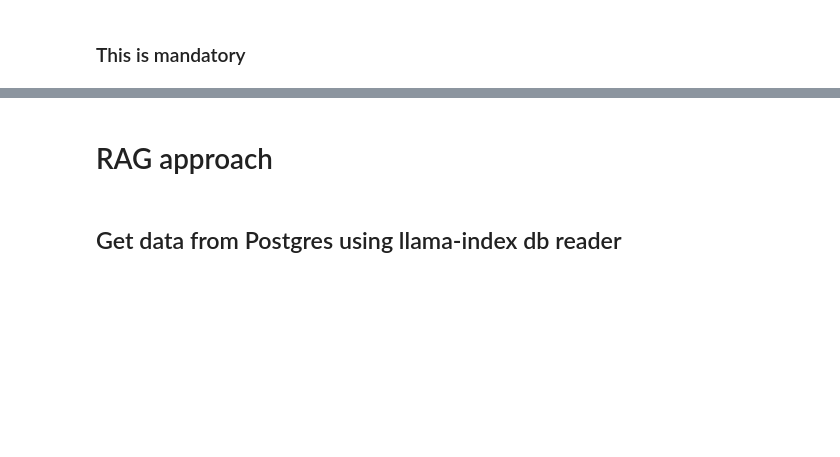
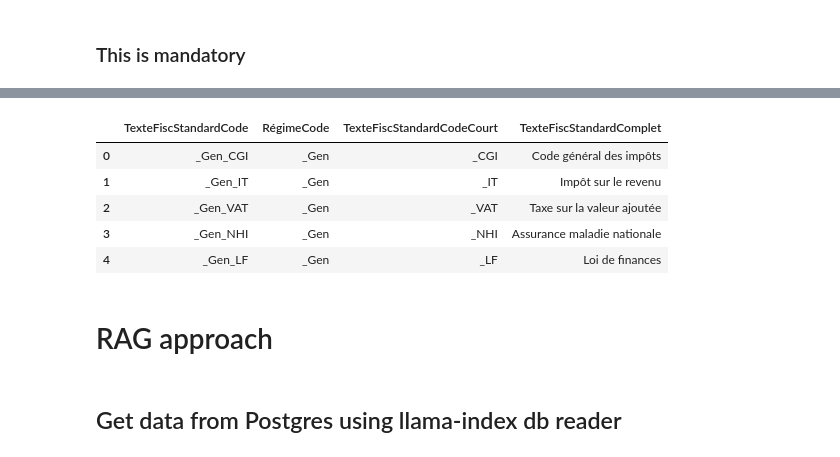
Before and after one commit to andrei1gherasim/Ferdi_LLM, a Jupyter notebook: textes_fiscaux_exacts.ipynb, the cells around one changed output, grey strips where cells are left out. Drawn from its saved outputs; the diff is of its cells as text; code cells hidden in the pictures; blank space fills up the shorter version.

```diff
--- a/textes_fiscaux_exacts.ipynb
+++ b/textes_fiscaux_exacts.ipynb
@@ -63,3 +81,14 @@ df_fisc_exacts.head()
+# %%
+df_fisc_standards = get_postgress_data(sql_files['get_textes_fiscaux_standards'], db='Ferdi')
+# %%
+df_fisc_standards.head()
+# %% [output]
+|  | TexteFiscStandardCode | RégimeCode | TexteFiscStandardCodeCourt | TexteFiscStandardComplet |
+| 0 | _Gen_CGI | _Gen | _CGI | Code général des impôts |
+| 1 | _Gen_IT | _Gen | _IT | Impôt sur le revenu |
+| 2 | _Gen_VAT | _Gen | _VAT | Taxe sur la valeur ajoutée |
+| 3 | _Gen_NHI | _Gen | _NHI | Assurance maladie nationale |
+| 4 | _Gen_LF | _Gen | _LF | Loi de finances |
 # %% [markdown]
 # RAG approach
 # %% [markdown]
```
Also changed, not shown: parts of 86 cells of this notebook, 7 other files.
